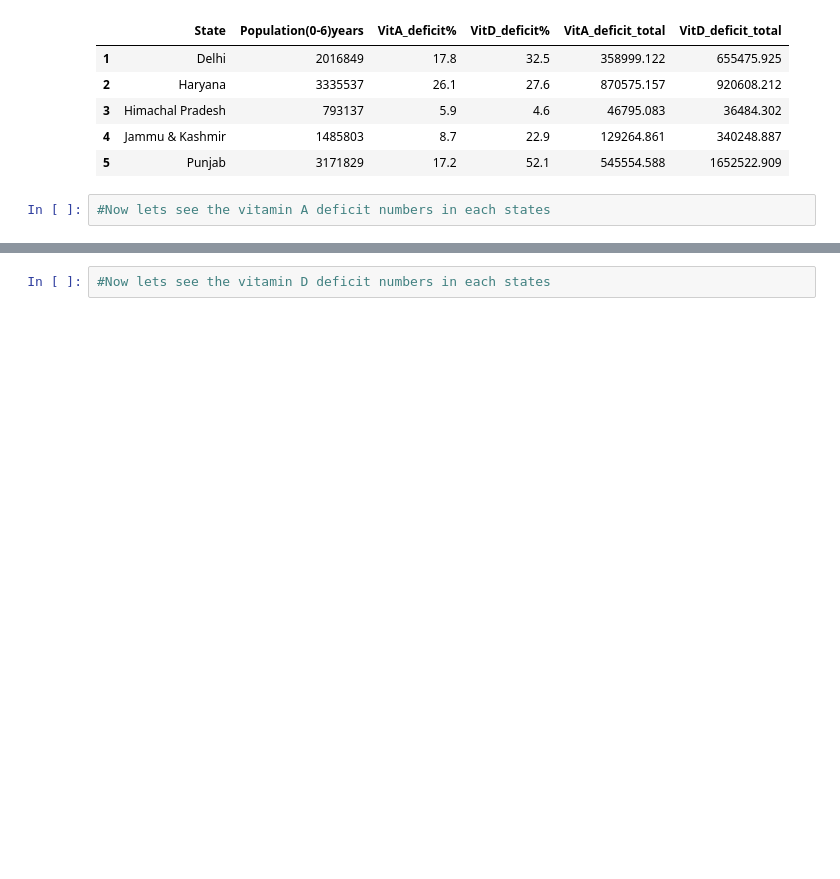
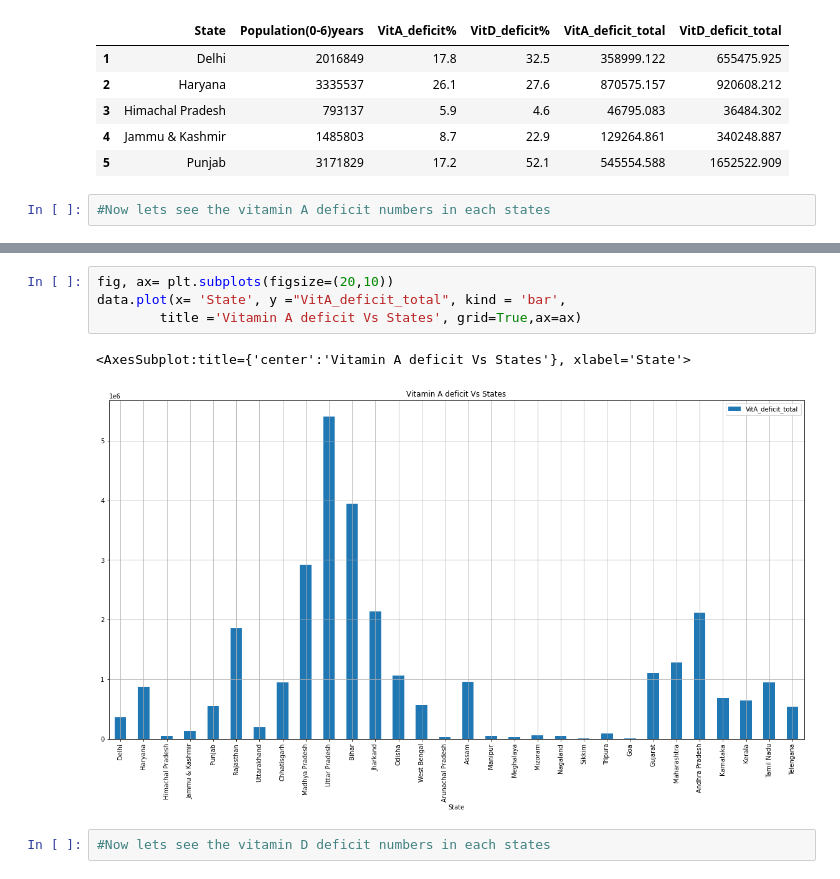
Before and after one commit to Abhi9vSingh/feynn_labs-projects, a Jupyter notebook: project 2/Problem_2_MarketSegementation.ipynb, the cells around one changed output, grey strips where cells are left out. Drawn from its saved outputs; the diff is of its cells as text; blank space fills up the shorter version.

```diff
--- a/project 2/Problem_2_MarketSegementation.ipynb
+++ b/project 2/Problem_2_MarketSegementation.ipynb
@@ -182,2 +170,9 @@ fig.show()
+# %%
+fig, ax= plt.subplots(figsize=(20,10))
+data.plot(x= 'State', y ="VitA_deficit_total", kind = 'bar',
+        title ='Vitamin A deficit Vs States', grid=True,ax=ax)
+# %% [output]
+<AxesSubplot:title={'center':'Vitamin A deficit Vs States'}, xlabel='State'>
+[figure, added]
 # %%
 #Now lets see the vitamin D deficit numbers in each states
```
Also changed, not shown: parts of 19 cells of this notebook.
